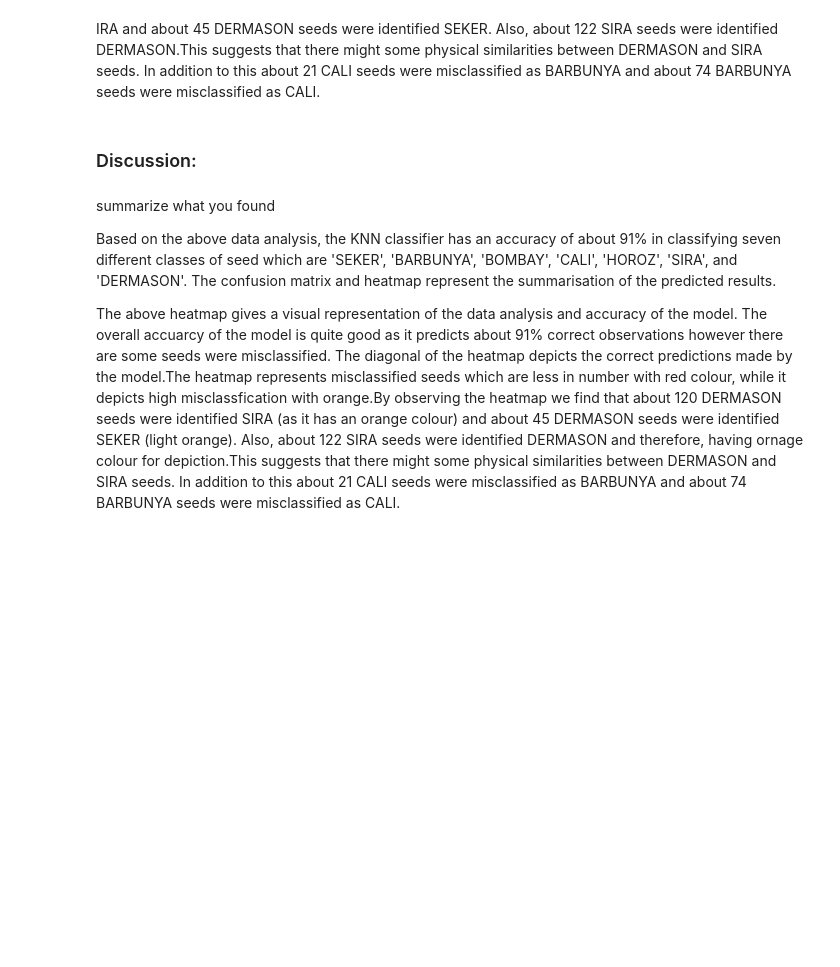
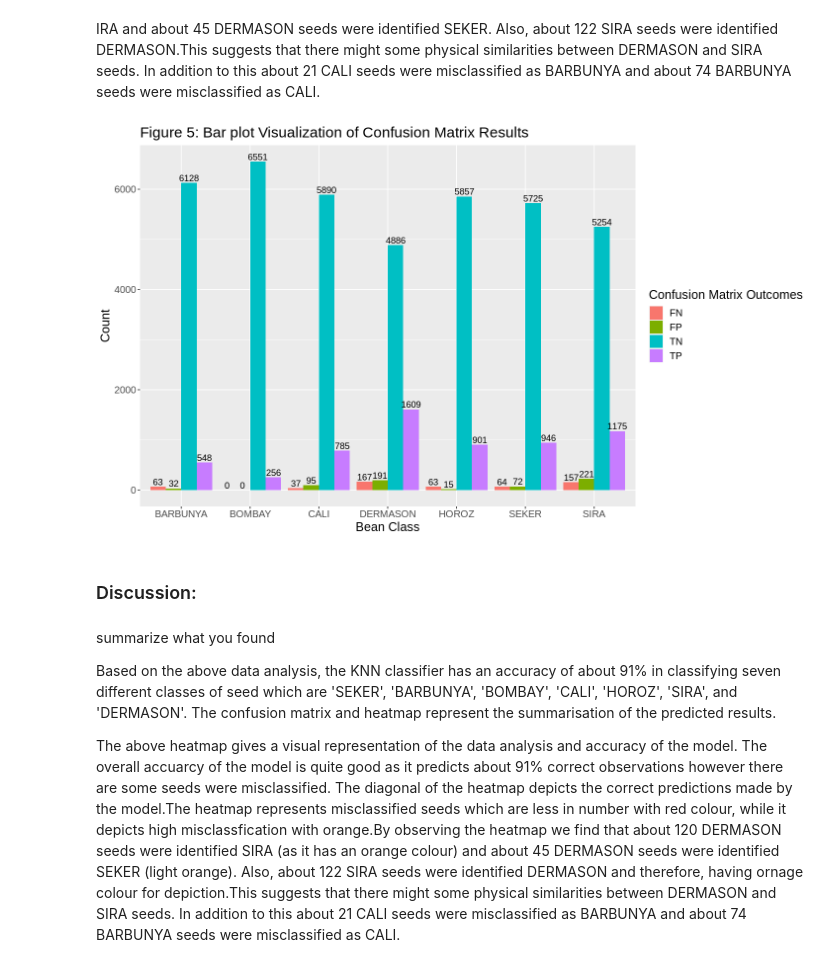
Before and after one commit to pranjali-22/DSCI100, a Jupyter notebook: Final Project.ipynb, the cells around one changed output. Saved outputs shown, nothing was run; the diff lists cells and outputs as text; code cells hidden in the pictures; blank space fills up the shorter version.

```diff
--- a/Final Project.ipynb
+++ b/Final Project.ipynb
@@ -434,25 +491,26 @@ IRA and about 45 DERMASON seeds were identified SEKER. Also, about 122 SIRA seed
 # %%
 confusion_values = c(946,5725,72,64,
                      548, 6128,32,63,
                      256, 6551,0,0,
                      785, 5890, 95,37,
                      901,5857, 15, 63,
                      1175, 5254, 221,157,
                      1609, 4886,191, 167)
 
 class_name <- c(rep("SEKER",4), rep("BARBUNYA",4), rep("BOMBAY",4),rep("CALI",4),rep("HOROZ",4),rep("SIRA",4),rep( "DERMASON",4))
 conf_outcomes <- c(rep(c("TP", "TN", "FP", "FN"), 7))
 conf_tibble <- tibble(class_name, conf_outcomes, confusion_values)
-conf_tibble
 
 bean_bar <- ggplot(conf_tibble, aes(x = class_name, y = confusion_values, fill= conf_outcomes)) +
   geom_bar(stat = "identity", position=position_dodge())+
   labs(x="Bean Class", y= "Count", fill= "Confusion Matrix Outcomes")+
-  ggtitle("Outcomes of confusion matrix")+
+  ggtitle("Figure 5: Bar plot Visualization of Confusion Matrix Results")+
    geom_text(aes(label=confusion_values), position=position_dodge(width=0.9), vjust=-0.25)+
         theme(text=element_text(size=15))
 
 bean_bar
+# %% [output]
+[figure, added]
 # %% [markdown]
 ### Discussion:
 # %% [markdown]
```
Also changed, not shown: parts of 9 cells of this notebook.
